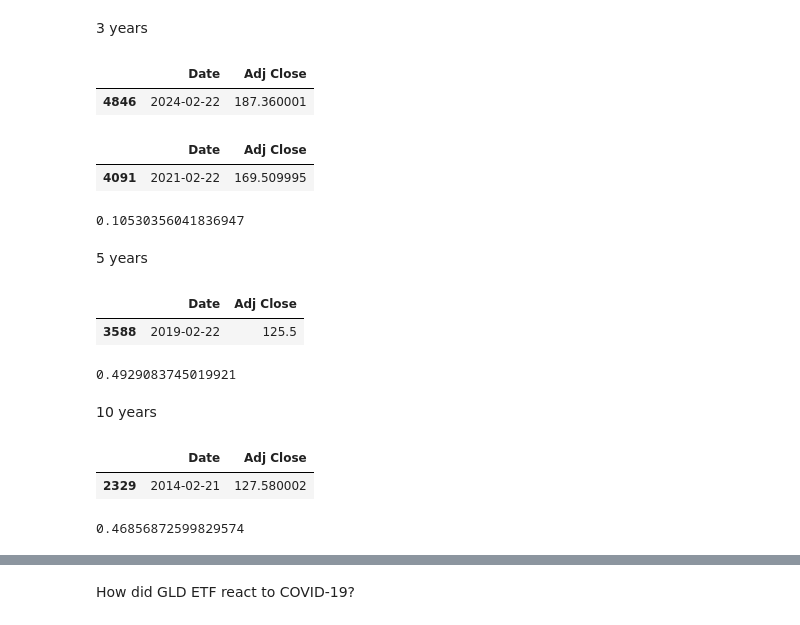
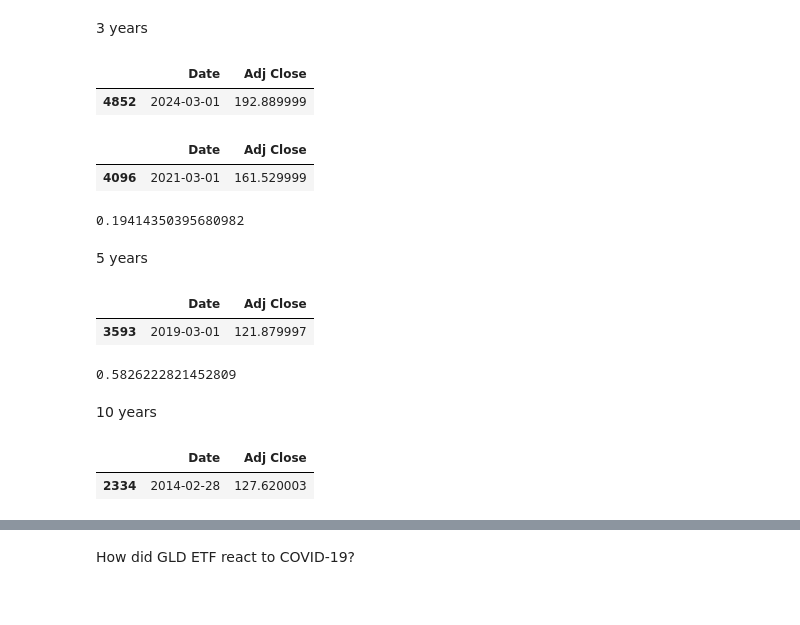
Before and after one commit to rushichokshi/Investment-Analysis, a Jupyter notebook: notebooks/gld.ipynb, the cells around one changed output, grey strips where cells are left out. Saved outputs shown, nothing was run; the diff lists cells and outputs as text; code cells hidden in the pictures.

```diff
--- a/notebooks/gld.ipynb
+++ b/notebooks/gld.ipynb
@@ -51,38 +52,34 @@ Growth in last 3, 5, and 10 years?
 # %% [markdown]
 3 years
 # %%
-gld[gld['Date']=='2024-02-22']
+gld[gld['Date']=='2024-03-01']
 # %% [output]
 |  | Date | Adj Close |
-| 4846 | 2024-02-22 | 187.360001 |
+| 4852 | 2024-03-01 | 192.889999 |
 # %%
-gld[gld['Date']=='2021-02-22']
+gld[gld['Date']=='2021-03-01']
 # %% [output]
 |  | Date | Adj Close |
-| 4091 | 2021-02-22 | 169.509995 |
+| 4096 | 2021-03-01 | 161.529999 |
-# %%
-(187.360001-169.509995)/169.509995
-# %% [output]
-0.10530356041836947
+# %%
+(192.889999-161.529999)/161.529999
+# %% [output]
+0.19414350395680982
 # %% [markdown]
 5 years
 # %%
-gld[gld['Date']=='2019-02-22']
+gld[gld['Date']=='2019-03-01']
 # %% [output]
 |  | Date | Adj Close |
-| 3588 | 2019-02-22 | 125.5 |
+| 3593 | 2019-03-01 | 121.879997 |
-# %%
-(187.360001-125.5)/125.5
-# %% [output]
-0.4929083745019921
+# %%
+(192.889999-121.879997)/121.879997
+# %% [output]
+0.5826222821452809
 # %% [markdown]
 10 years
 # %%
-gld[gld['Date']=='2014-02-21']
+gld[gld['Date']=='2014-02-28']
 # %% [output]
 |  | Date | Adj Close |
-| 2329 | 2014-02-21 | 127.580002 |
+| 2334 | 2014-02-28 | 127.620003 |
-# %%
-(187.360001-127.580002)/127.580002
-# %% [output]
-0.46856872599829574
```
Also changed, not shown: parts of 22 cells of this notebook, 6 other files.
